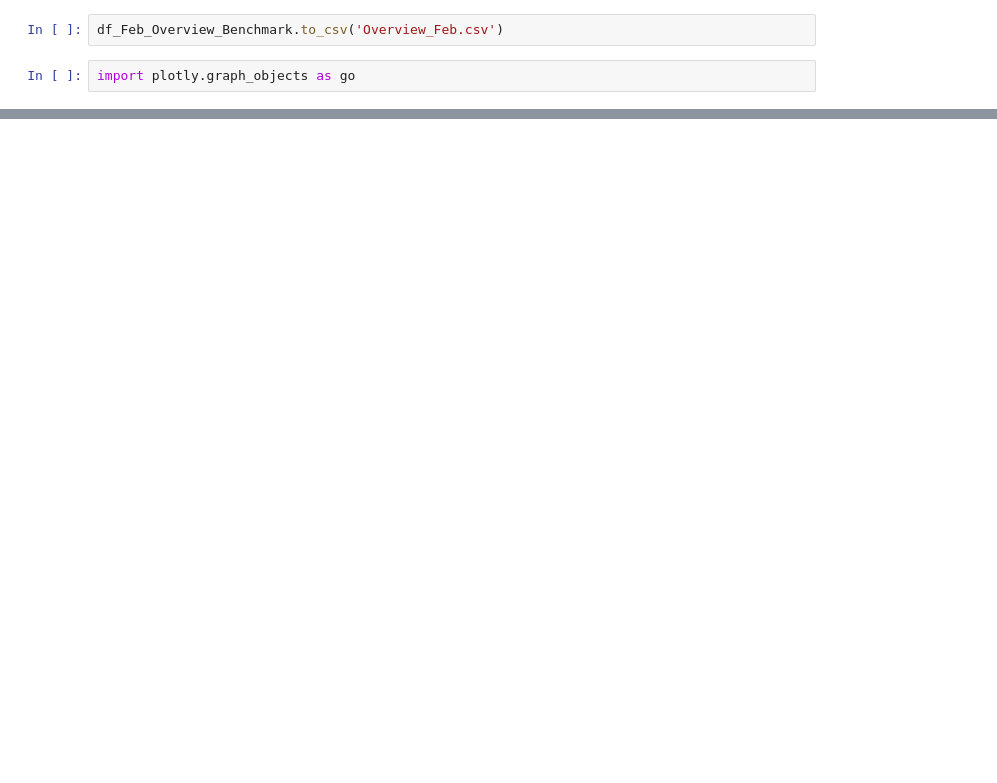
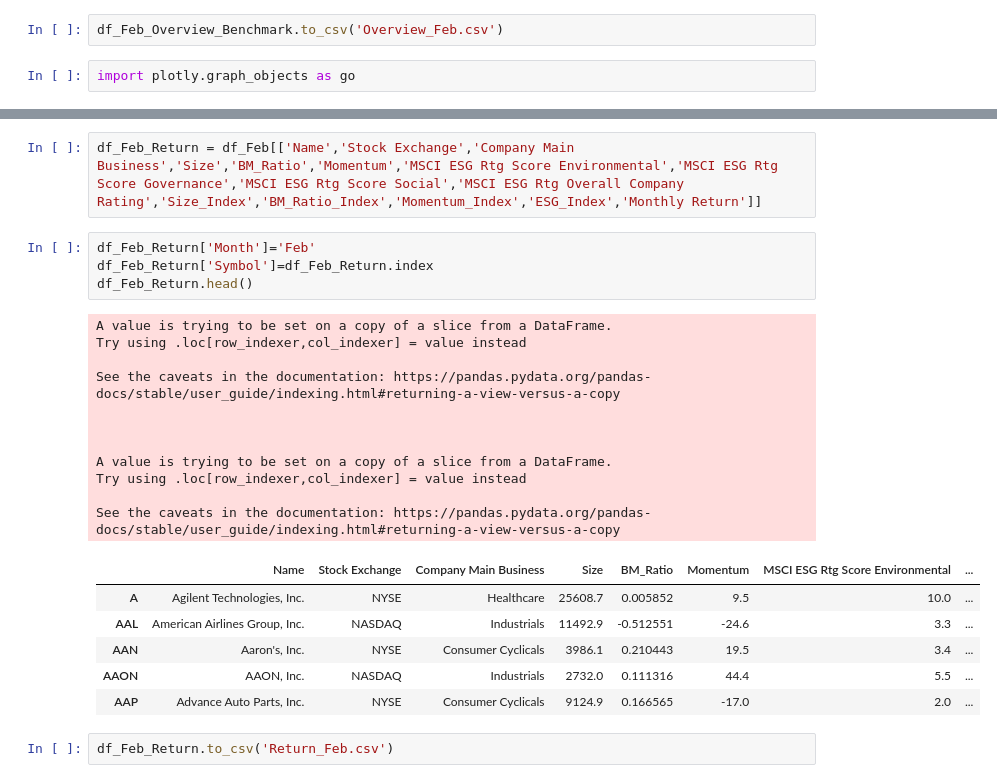
Before and after one commit to sunshineluyao/ESG_with_benchmark, a Jupyter notebook: Categorization/ESG_Categorization_Feb.ipynb, the cells around one changed output, grey strips where cells are left out. Cells and saved outputs as stored; diff of their text form; blank space fills up the shorter version.

```diff
--- a/Categorization/ESG_Categorization_Feb.ipynb
+++ b/Categorization/ESG_Categorization_Feb.ipynb
@@ -278,0 +289,26 @@ fig.add_trace(go.Box(
+# %%
+df_Feb_Return = df_Feb[['Name','Stock Exchange','Company Main Business','Size','BM_Ratio','Momentum','MSCI ESG Rtg Score Environmental','MSCI ESG Rtg Score Governance','MSCI ESG Rtg Score Social','MSCI ESG Rtg Overall Company Rating','Size_Index','BM_Ratio_Index','Momentum_Index','ESG_Index','Monthly Return']]
+# %%
+df_Feb_Return['Month']='Feb'
+df_Feb_Return['Symbol']=df_Feb_Return.index
+df_Feb_Return.head()
+# %% [output]
+A value is trying to be set on a copy of a slice from a DataFrame.
+Try using .loc[row_indexer,col_indexer] = value instead
+
+See the caveats in the documentation: https://pandas.pydata.org/pandas-docs/stable/user_guide/indexing.html#returning-a-view-versus-a-copy
+
+
+
+A value is trying to be set on a copy of a slice from a DataFrame.
+Try using .loc[row_indexer,col_indexer] = value instead
+
+See the caveats in the documentation: https://pandas.pydata.org/pandas-docs/stable/user_guide/indexing.html#returning-a-view-versus-a-copy
+|  | Name | Stock Exchange | Company Main Business | Size | BM_Ratio | Momentum | MSCI ESG Rtg Score Environmental | ... |
+| A | Agilent Technologies, Inc. | NYSE | Healthcare | 25608.7 | 0.005852 | 9.5 | 10.0 | ... |
+| AAL | American Airlines Group, Inc. | NASDAQ | Industrials | 11492.9 | -0.512551 | -24.6 | 3.3 | ... |
+| AAN | Aaron's, Inc. | NYSE | Consumer Cyclicals | 3986.1 | 0.210443 | 19.5 | 3.4 | ... |
+| AAON | AAON, Inc. | NASDAQ | Industrials | 2732.0 | 0.111316 | 44.4 | 5.5 | ... |
+| AAP | Advance Auto Parts, Inc. | NYSE | Consumer Cyclicals | 9124.9 | 0.166565 | -17.0 | 2.0 | ... |
+# %%
+df_Feb_Return.to_csv('Return_Feb.csv')
```
Also changed, not shown: parts of 1 cell of this notebook.
